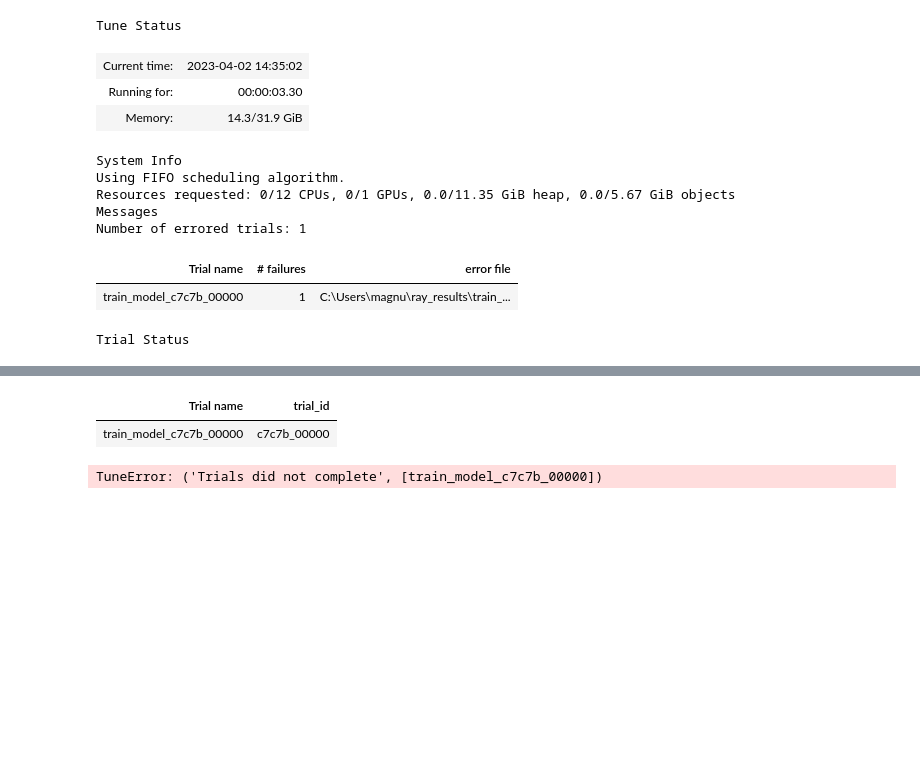
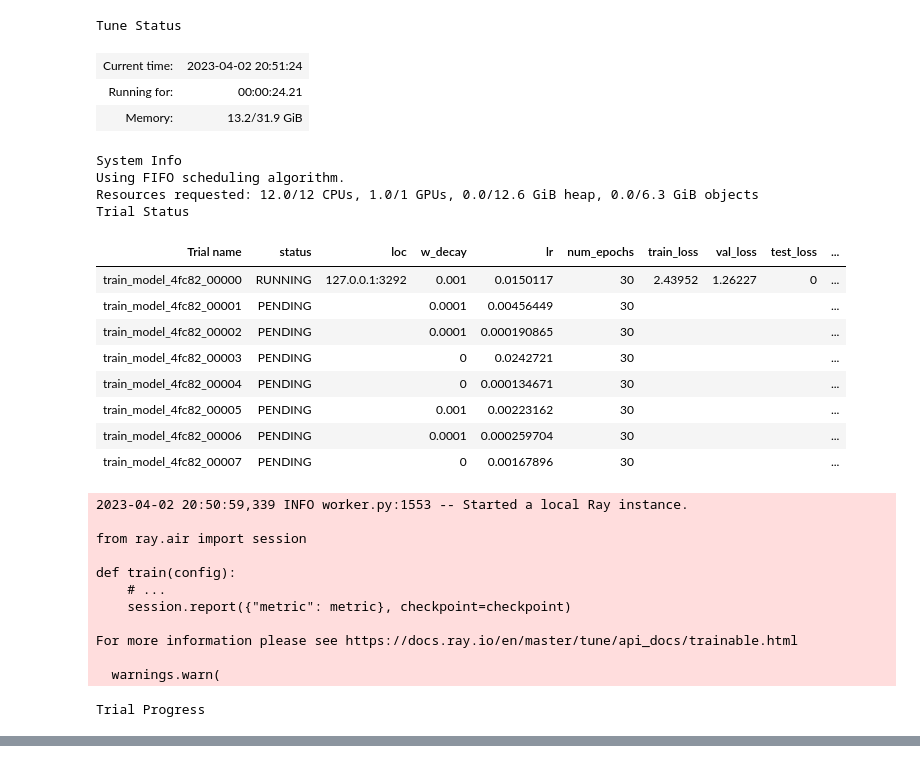
Before and after one commit to BorMagnus/hydro-ml, a Jupyter notebook: notebooks/05-model-training.ipynb, the cells around one changed output, grey strips where cells are left out. Saved outputs shown, nothing was run; the diff lists cells and outputs as text; code cells hidden in the pictures; blank space fills up the shorter version.

```diff
--- a/notebooks/05-model-training.ipynb
+++ b/notebooks/05-model-training.ipynb
@@ -136,39 +30,81 @@ def train_model(config):
 # %%
-from functools import partial
-
 config = {
     "data_file": file_name,
     "datetime":  datetime_variable,
     "target_variable": target_variable,
-    "arch": tune.grid_search(["LSTM"]), # "FCN", "FCNTemporalAttention", "LSTMTemporalAttention", "LSTM", "LSTMSpatialAttention", "LSTMSpatialTemporalAttention"
+    "arch": tune.grid_search(["LSTM", "LSTMTemporalAttention", "LSTMSpatialTemporalAttention"]), # "FCN", "FCNTemporalAttention", "LSTMTemporalAttention", "LSTM", "LSTMSpatialAttention", "LSTMSpatialTemporalAttention"
     "sequence_length": tune.choice([25]),
-    'num_epochs': tune.choice([150, 200]),
+    'num_epochs': tune.choice([30]),
     'num_layers': tune.choice([2, 3, 4]),
-    "lr": tune.loguniform(1e-4, 1e-1),
+    "learning_rate": tune.loguniform(1e-4, 1e-1),
     "weigth_decay": tune.choice([0, 0.001, 0.0001]),
     "batch_size": tune.choice([256, 512]),
     "hidden_size": tune.choice([32, 64]),
     "variables": tune.grid_search([
         None,
+        ["Wind_Speed_Nilsebu", "Air_Temperature_Nilsebu", "Wind_Direction_Nilsebu", "Relative_Humidity_Nilsebu",
+         "Air_Temperature_Fister", "Precipitation_Fister", "Flow_Lyngsvatn_Overflow", "Flow_Tapping",
+         "Water_Level_Kalltveit", "Water_Temperature_Kalltveit_Kum", "Precipitation_Nilsebu", "Flow_HBV",
+         "Precipitation_HBV", "Temperature_HBV", "Flow_Without_Tapping_Kalltveit", "Flow_Lyngsaana",
+         "Water_Temperature_Lyngsaana"],
     ])
 }
 
+scheduler = ASHAScheduler( # TODO: Find a scheduler that works better
+    metric="val_loss",
+    mode="min",
+    max_t=100,
+    grace_period=5,
+    reduction_factor=2
+)
+
+reporter = tune.JupyterNotebookReporter(
+        parameter_columns={
+            "weigth_decay": "w_decay",
+            "learning_rate": "lr",
+            "num_epochs": "num_epochs"
+        },
+        metric_columns=[
+            "train_loss", "val_loss", "test_loss", "training_iteration"
+        ])
+
 analysis = tune.run(
-    partial(train_model),
+    train.train_model, # TODO: partial(train_cifar, data_dir=data_dir),
+    resources_per_trial={"cpu": 12, "gpu": 1},
     config=config,
-    resources_per_trial={"cpu": 12, "gpu": 1},
     num_samples=1,
-)
+    #scheduler=scheduler,
+    progress_reporter=reporter,
+    name="inflow_forecasting",
+
+)#time_total_s require_attrs=False,
 # %% [output]
 Tune Status
-| Current time: | 2023-04-02 14:35:02 |
-| Running for: | 00:00:03.30 |
-| Memory: | 14.3/31.9 GiB |
+| Current time: | 2023-04-02 20:51:24 |
+| Running for: | 00:00:24.21 |
+| Memory: | 13.2/31.9 GiB |
 System Info
 Using FIFO scheduling algorithm.
-Resources requested: 0/12 CPUs, 0/1 GPUs, 0.0/11.35 GiB heap, 0.0/5.67 GiB objects
-Messages
-Number of errored trials: 1
+Resources requested: 12.0/12 CPUs, 1.0/1 GPUs, 0.0/12.6 GiB heap, 0.0/6.3 GiB objects
+Trial Status
-| Trial name | # failures | error file |
-| train_model_c7c7b_00000 | 1 | C:\Users\magnu\ray_results\train_... |
+| Trial name | status | loc | w_decay | lr | num_epochs | train_loss | val_loss | test_loss | ... |
+| train_model_4fc82_00000 | RUNNING | 127.0.0.1:3292 | 0.001 | 0.0150117 | 30 | 2.43952 | 1.26227 | 0 | ... |
+| train_model_4fc82_00001 | PENDING |  | 0.0001 | 0.00456449 | 30 |  |  |  | ... |
+| train_model_4fc82_00002 | PENDING |  | 0.0001 | 0.000190865 | 30 |  |  |  | ... |
+| train_model_4fc82_00003 | PENDING |  | 0 | 0.0242721 | 30 |  |  |  | ... |
+| train_model_4fc82_00004 | PENDING |  | 0 | 0.000134671 | 30 |  |  |  | ... |
+| train_model_4fc82_00005 | PENDING |  | 0.001 | 0.00223162 | 30 |  |  |  | ... |
+| train_model_4fc82_00006 | PENDING |  | 0.0001 | 0.000259704 | 30 |  |  |  | ... |
+| train_model_4fc82_00007 | PENDING |  | 0 | 0.00167896 | 30 |  |  |  | ... |
-Trial Status
+2023-04-02 20:50:59,339 INFO worker.py:1553 -- Started a local Ray instance.
+
+from ray.air import session
+
+def train(config):
+    # ...
+    session.report({"metric": metric}, checkpoint=checkpoint)
+
+For more information please see https://docs.ray.io/en/master/tune/api_docs/trainable.html
+
+  warnings.warn(
+Trial Progress
@@ -195,3 +120,0 @@ Trial Progress
-| Trial name | trial_id |
-| train_model_c7c7b_00000 | c7c7b_00000 |
-TuneError: ('Trials did not complete', [train_model_c7c7b_00000])
```
Also changed, not shown: parts of 5 cells of this notebook, 7 other files.
